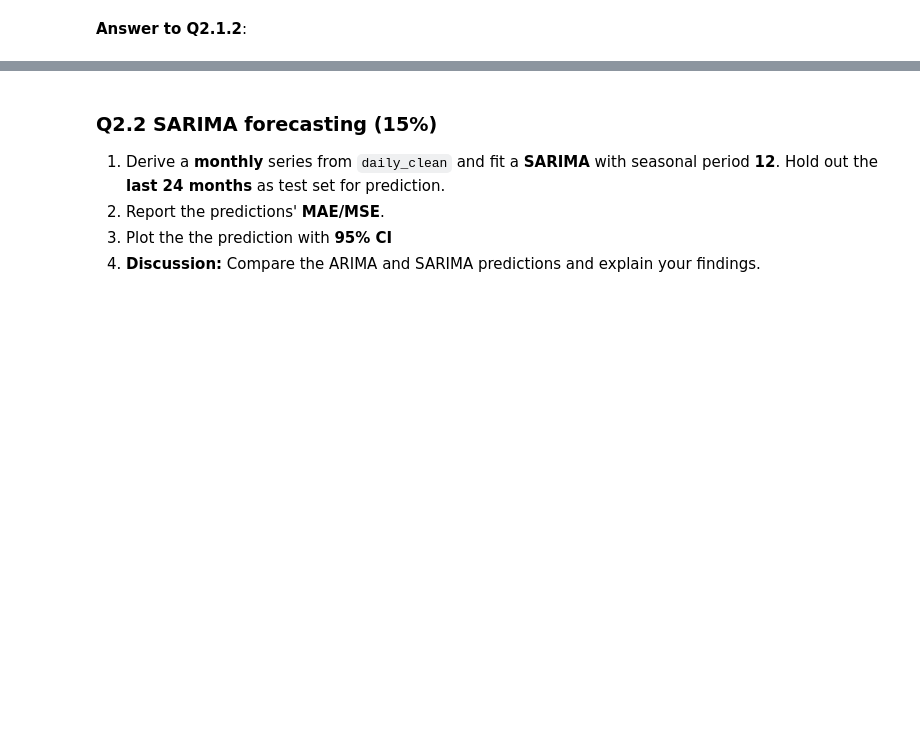
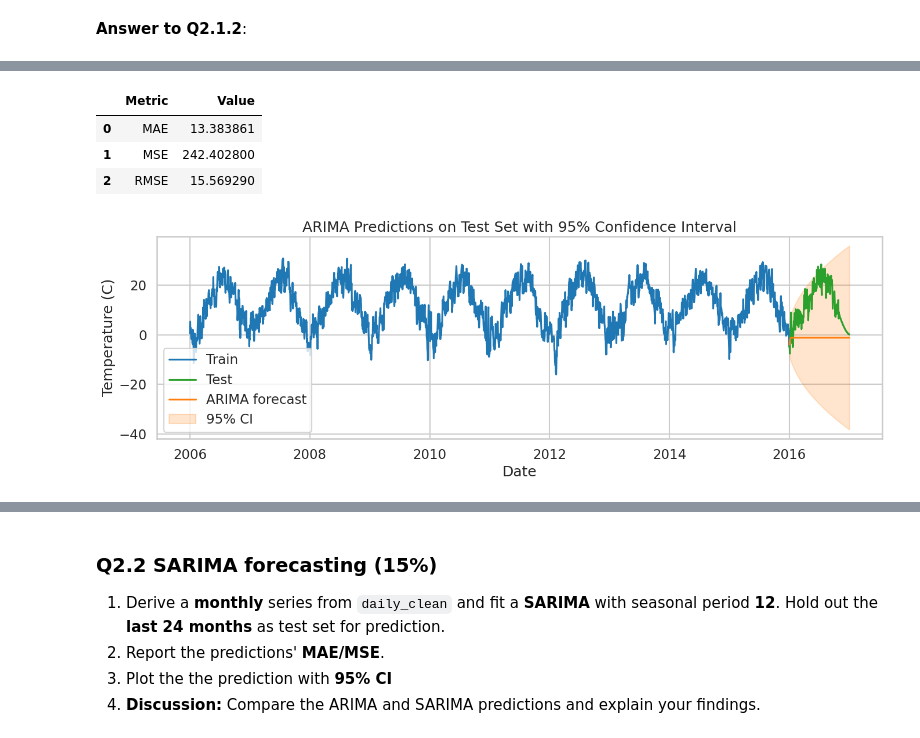
Before and after one commit to BenViveiros/ASIE4010, a Jupyter notebook: Assignment1.ipynb, the cells around one changed output, grey strips where cells are left out. Drawn from its saved outputs; the diff is of its cells as text; code cells hidden in the pictures; blank space fills up the shorter version.

Commit message:
Complete Assignment 1 analysis and modeling

```diff
--- a/Assignment1.ipynb
+++ b/Assignment1.ipynb
@@ -89,5 +281,35 @@ Follow these steps before submitting your assignment:
 # %%
-# Answer to Q2.1.4
+arima_model = SARIMAX(train_temp, order=best_arima_order, enforce_stationarity=False, enforce_invertibility=False)
+arima_result = arima_model.fit(disp=False)
+
+test_forecast = arima_result.get_forecast(steps=len(test_temp))
+test_pred_mean = test_forecast.predicted_mean
+test_pred_ci = test_forecast.conf_int(alpha=0.05)
+
+arima_mae = mean_absolute_error(test_temp, test_pred_mean)
+arima_mse = mean_squared_error(test_temp, test_pred_mean)
+arima_rmse = np.sqrt(arima_mse)
+
+pd.DataFrame({
+    'Metric': ['MAE', 'MSE', 'RMSE'],
+    'Value': [arima_mae, arima_mse, arima_rmse]
+})
+# %% [output]
+|  | Metric | Value |
+| 0 | MAE | 13.383861 |
+| 1 | MSE | 242.402800 |
+| 2 | RMSE | 15.569290 |
 # %%
-# Answer to Q2.1.5
+fig, ax = plt.subplots(figsize=(14, 5))
+ax.plot(train_temp.index, train_temp, label='Train', color='tab:blue')
+ax.plot(test_temp.index, test_temp, label='Test', color='tab:green')
+ax.plot(test_pred_mean.index, test_pred_mean, label='ARIMA forecast', color='tab:orange')
+ax.fill_between(test_pred_ci.index, test_pred_ci.iloc[:, 0], test_pred_ci.iloc[:, 1], color='tab:orange', alpha=0.2, label='95% CI')
+ax.set_title('ARIMA Predictions on Test Set with 95% Confidence Interval')
+ax.set_xlabel('Date')
+ax.set_ylabel('Temperature (C)')
+ax.legend()
+plt.tight_layout()
+# %% [output]
+[figure, added]
 # %%
```
Also changed, not shown: parts of 24 cells of this notebook.
